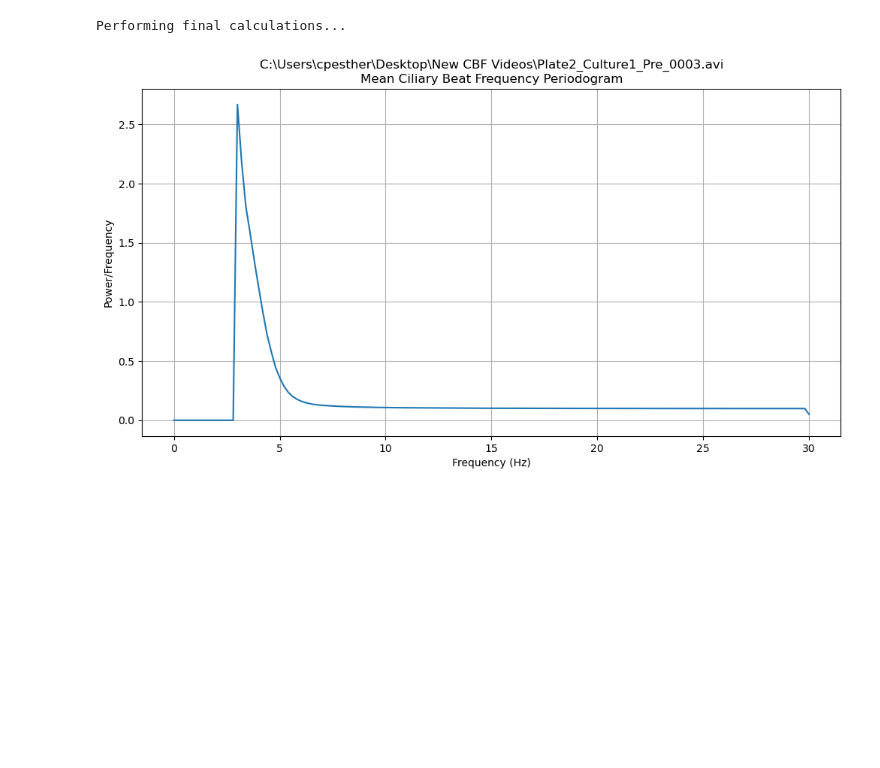
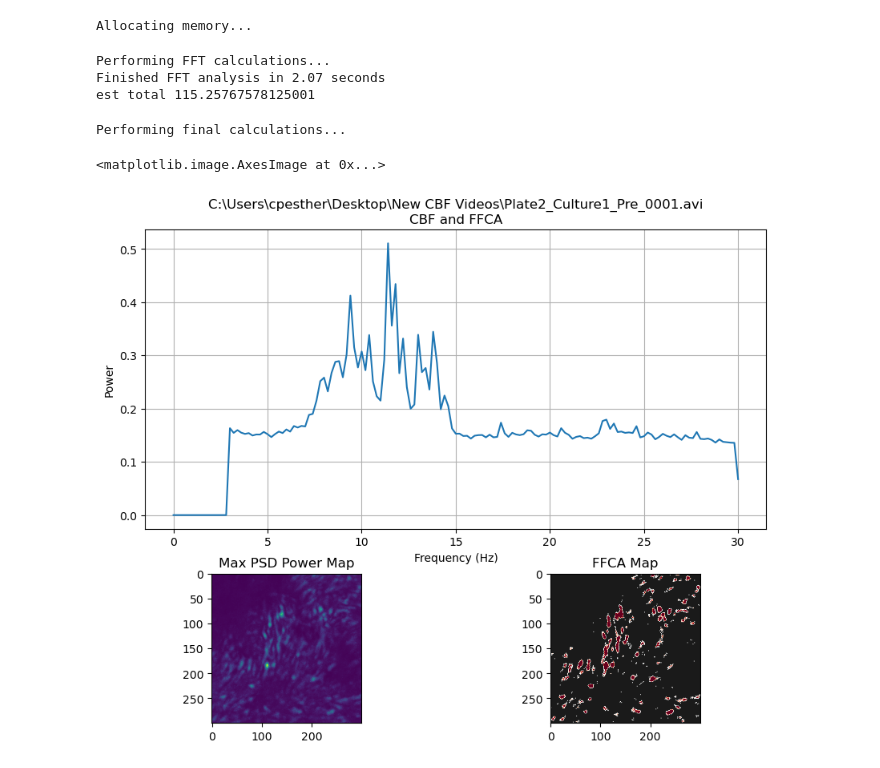
Before and after one commit to cpesther/hilllab, a Jupyter notebook: cilia/CBF.ipynb, the cells around one changed output. Drawn from its saved outputs; the diff is of its cells as text; code cells hidden in the pictures; blank space fills up the shorter version.

```diff
--- a/cilia/CBF.ipynb
+++ b/cilia/CBF.ipynb
@@ -9,5 +12,5 @@ import pandas as pd
 # %%
-video_path = r"C:\Users\cpesther\Desktop\New CBF Videos\Plate2_Culture1_Pre_0003.avi"
+video_path = r"C:\Users\cpesther\Desktop\New CBF Videos\Plate2_Culture1_Pre_0001.avi"
 sampling_rate = 60
 power_threshold = 5
 # %%
@@ -103,3 +57,44 @@ Finished FFT analysis in 98.72 seconds.
+# %%
+# Preallocate arrays for results
+print('Allocating memory...')
+fft_length = num_frames // 2 + 1  # keep only first half b/c second half is redundant
+psd_map = np.zeros((frame_height, frame_width, fft_length), dtype=np.float16)  # float16 less precise, but half the size
+max_psd_map = np.zeros((frame_height, frame_width), dtype=np.float32)
+# %% [output]
+Allocating memory...
+# %%
+# Run the actual iteration over each time series provided
+print('Performing FFT calculations...')
+
+start = time.time()
+for row in range(frame_height):  # y-coordinate
+
+    # Put our progress bar here
+    print(f'Processing {row * frame_width} of {frame_height * frame_width} pixels...', end='\r')
+
+    for column in range(frame_width):  # x-coordinate
+
+        # Calculate the FFT
+        pixel_ts = grayscale_frames_float[:, row, column]  # pull the time series
+        norm_pixel_ts = pixel_ts - np.mean(pixel_ts)       # normalize it to its mean
+        fft_result = np.fft.fft(norm_pixel_ts)
+        fft_result_trimmed = fft_result[:fft_length]       # take only first half
+
+        # Calculate the PSD
+        psd = (1 / (num_frames * sampling_rate)) * np.abs(fft_result_trimmed) ** 2
+        psd[1:-1] *= 2  # correct amplitude for 1-sided PSD
+        psd[:15] = 0    # remove very low frequencies
+
+        # Save the data
+        psd_map[row, column, :] = psd
+        max_psd_map[row, column] = np.max(psd)
+
+print(f'Finished FFT analysis in {round(time.time() - start, 2)} seconds')
+print(f'est total {((time.time() - start) / (frame_height * frame_width)) * num_pixels}')
+# %% [output]
+Performing FFT calculations...
+Finished FFT analysis in 2.07 seconds
+est total 115.25767578125001
 # %%
 # Now that we're outside of the loop, we can do some more calculations
 # First, we'll calculate the maximum power of each pixel
@@ -109,21 +104,36 @@ print('Performing final calculations...')
 frequency_vector = np.linspace(0, sampling_rate / 2, num_frames // 2 + 1)
 
 # Average all the PSDs together to get one PSD representative of the whole video
-mean_psd = np.mean(all_pixel_psds, axis=0)
+avg_psd = np.mean(psd_map, axis=(0, 1))
 
 # Calculate the percent ciliation by counting how many are above a certain
-# power threshold (fraction of functional ciliated area (maybe?)).
-FFCA = np.sum(all_max_pixel_psds > power_threshold) / all_max_pixel_psds.size
+# power threshold (fraction of functional ciliated area).
+flat_max_psds = max_psd_map.flatten()
+FFCA = np.sum(flat_max_psds > power_threshold) / flat_max_psds.size
+FFCA_map = (max_psd_map >= power_threshold).astype(int)
 # %% [output]
 Performing final calculations...
 # %%
 # Plot mean PSD periodogram
-plt.figure(figsize=(12,6))
-plt.plot(frequency_vector, mean_psd)
-plt.grid(True)
-plt.title(f'{video_path}\nMean Ciliary Beat Frequency Periodogram')
-plt.xlabel('Frequency (Hz)')
-plt.ylabel('Power/Frequency')
-plt.show()
+# Create figure
+fig = plt.figure(figsize=(10, 8))
+gs = gridspec.GridSpec(2, 2, height_ratios=[2, 1])  # 2 rows, 2 columns
+
+ax_top = fig.add_subplot(gs[0, :])
+ax_top.plot(frequency_vector, avg_psd)
+ax_top.set_title("Top long plot")
+ax_top.grid(True)
+ax_top.set_title(f'{video_path}\nCBF and FFCA')
+ax_top.set_xlabel('Frequency (Hz)')
+ax_top.set_ylabel('Power')
+
+ax_bottom1 = fig.add_subplot(gs[1, 0])
+ax_bottom1.set_title('Max PSD Power Map')
+ax_bottom1.imshow(max_psd_map)
+
+ax_bottom2 = fig.add_subplot(gs[1, 1])
+ax_bottom2.set_title('FFCA Map')
+ax_bottom2.imshow(FFCA_map, cmap='RdGy_r')
 # %% [output]
+<matplotlib.image.AxesImage at 0x...>
-[figure, old version]
+[figure, new version]
```
Also changed, not shown: parts of 10 cells of this notebook, 1 other file.
